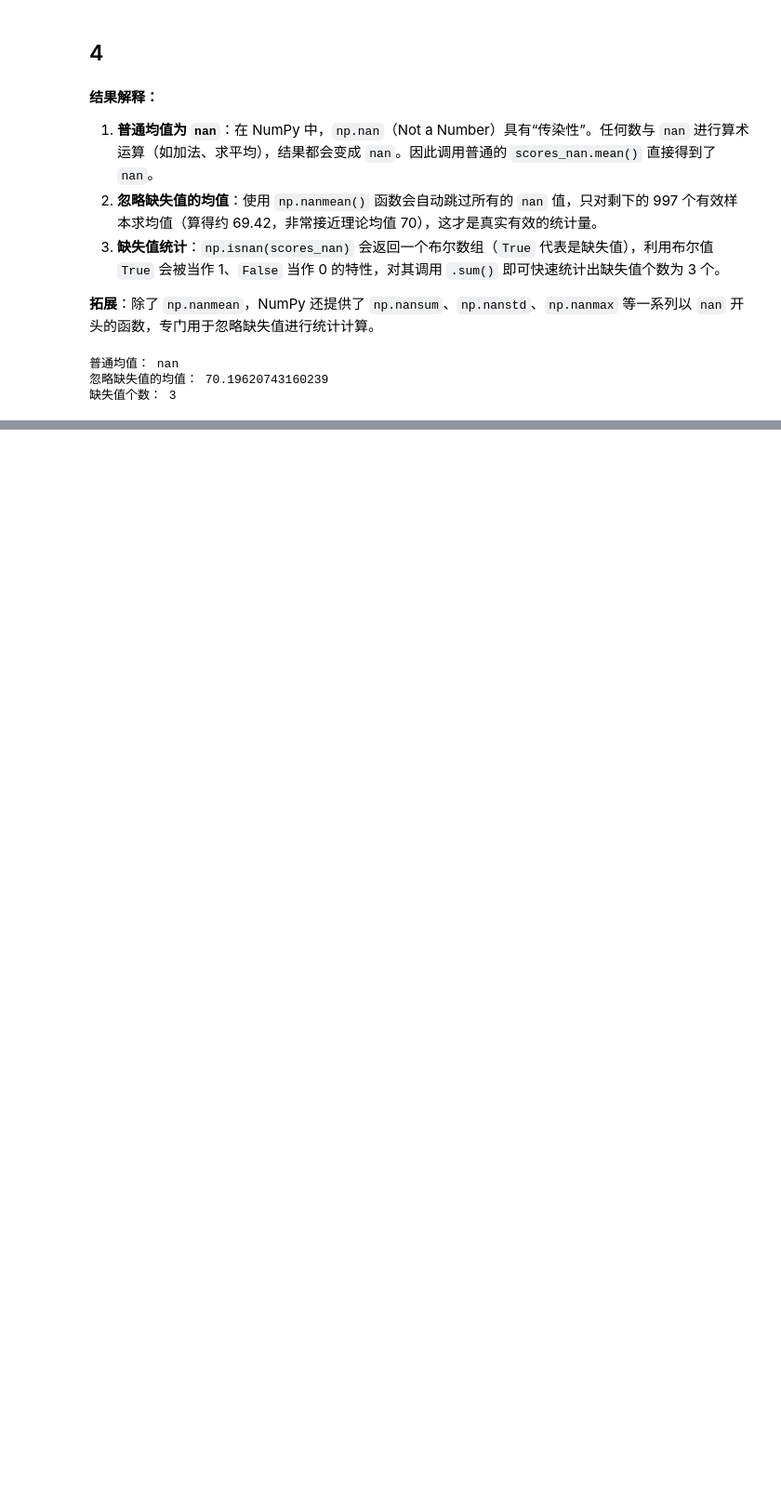
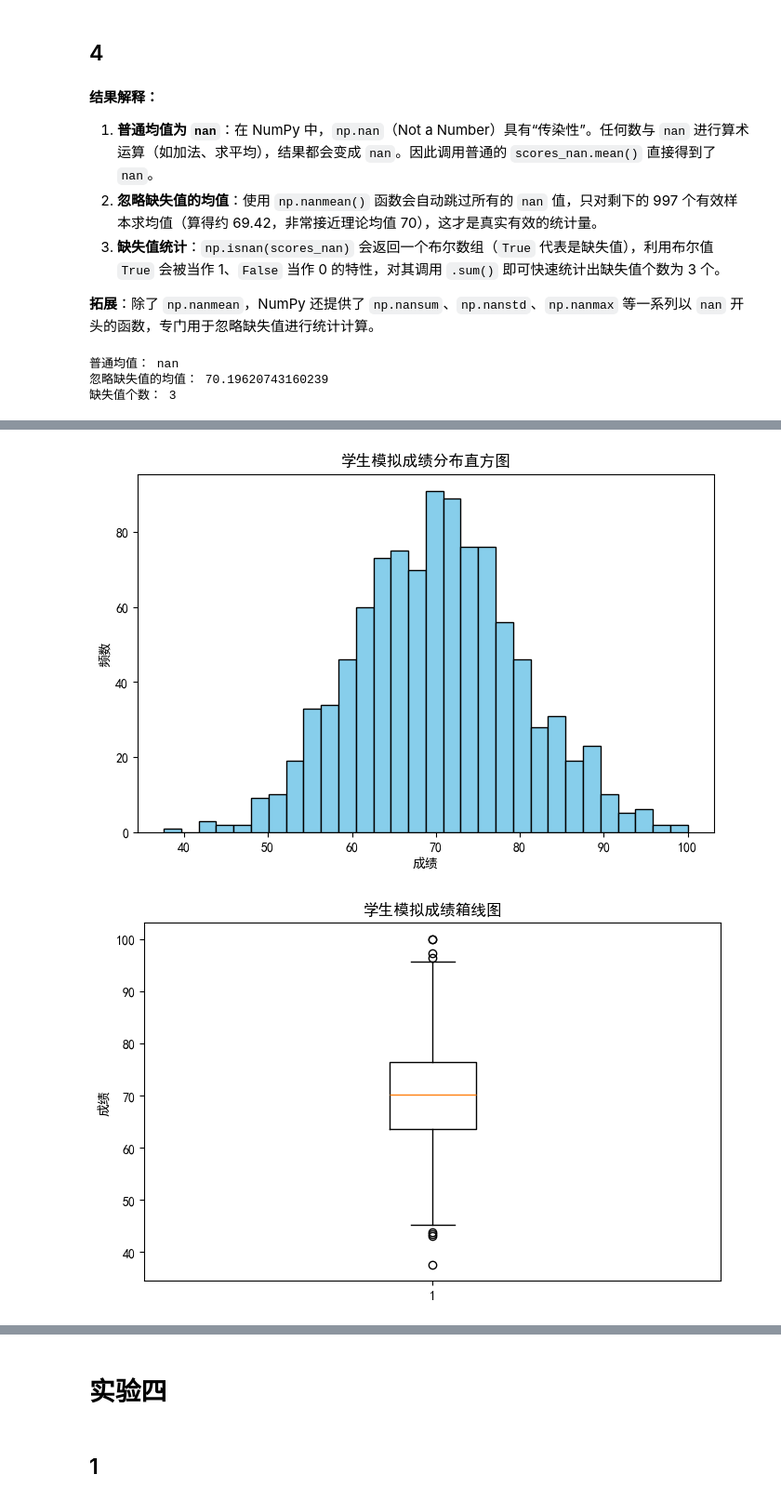
Before and after one commit to HSX-XJ/-24-01----20244080128-ex01, a Jupyter notebook: 20244080128_何世鑫_ex02.ipynb, the cells around one changed output, grey strips where cells are left out. Shown at 93% size. Drawn from its saved outputs; the diff is of its cells as text; code cells hidden in the pictures; blank space fills up the shorter version.

```diff
--- a/20244080128_何世鑫_ex02.ipynb
+++ b/20244080128_何世鑫_ex02.ipynb
@@ -303,0 +484,41 @@ print("缺失值个数：", np.isnan(scores_nan).sum())
+# %%
+import matplotlib.pyplot as plt
+
+# 解决中文显示问题
+plt.rcParams['font.sans-serif'] = ['SimHei']
+plt.rcParams['axes.unicode_minus'] = False
+
+# 1. 画直方图 (使用实验2里的有效成绩 scores_nan)
+plt.figure(figsize=(8, 5))
+plt.hist(scores_nan[~np.isnan(scores_nan)], bins=30, color='skyblue', edgecolor='black')
+plt.title("学生模拟成绩分布直方图")
+plt.xlabel("成绩")
+plt.ylabel("频数")
+plt.show()
+
+plt.figure(figsize=(8, 5))
+# 画箱线图，同样记得剔除 nan
+plt.boxplot(scores_nan[~np.isnan(scores_nan)])
+plt.title("学生模拟成绩箱线图")
+plt.ylabel("成绩")
+plt.show()
+
+# 生成 x 数据
+x = np.linspace(0, 5, 100)
+y1 = x
+y2 = x**2
+y3 = x**3
+
+plt.figure(figsize=(8, 5))
+plt.plot(x, y1, label='y = x', color='blue')
+plt.plot(x, y2, label='y = x^2', color='green')
+plt.plot(x, y3, label='y = x^3', color='red')
+
+plt.title("幂函数折线图 (0 <= x <= 5)")
+plt.xlabel("x")
+plt.ylabel("y")
+plt.legend()  # 显示图例
+plt.show()
+# %% [output]
+[figure, added]
+[figure, added]
@@ -303,0 +526,4 @@ print("缺失值个数：", np.isnan(scores_nan).sum())
+# %% [markdown]
+# 实验四
+# %% [markdown]
+## 1
```
Also changed, not shown: parts of 39 cells of this notebook.
